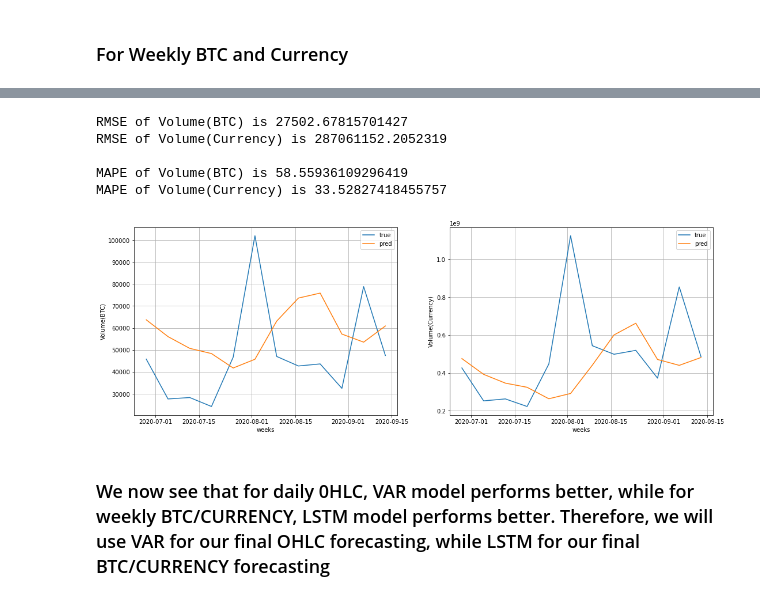
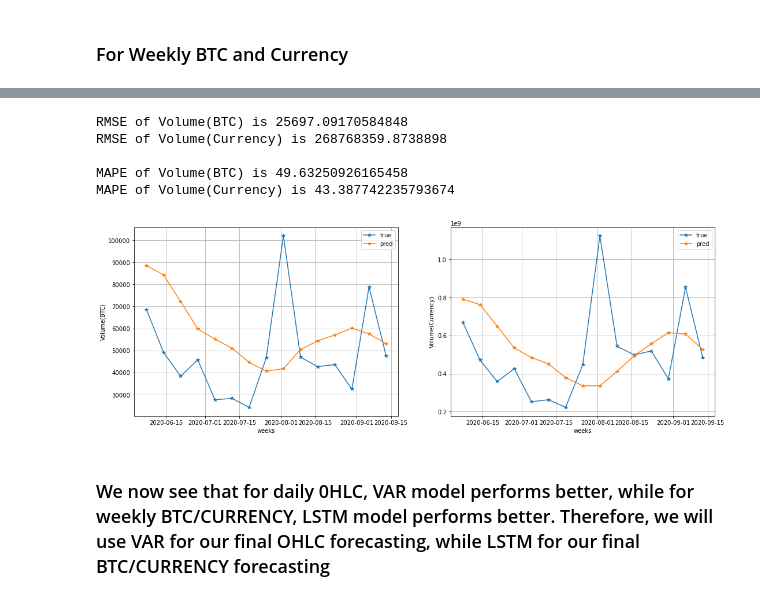
Before and after one commit to HamoyeHQ/05-bitcoin-trading, a Jupyter notebook: OHLC_BTC_CUR multivariate time series.ipynb, the cells around one changed output, grey strips where cells are left out. Saved outputs shown, nothing was run; the diff lists cells and outputs as text; code cells hidden in the pictures.

Commit message:
Multivariate time series forecast
Optimized the LSTM lag

```diff
--- a/OHLC_BTC_CUR multivariate time series.ipynb
+++ b/OHLC_BTC_CUR multivariate time series.ipynb
@@ -1155,9 +1158,9 @@ n_lags = 3 # initializing the number of lags to use
 # %%
 # spliiting the data
-scaled_BTC_CUR_train, scaled_BTC_CUR_test = ts_train_test_split(scaled_BTC_CUR_df, start_walk_weekly)
+scaled_BTC_CUR_train, scaled_BTC_CUR_test = ts_train_test_split(scaled_BTC_CUR_df, start_walk_weekly_lstm)
 # %%
-X_train_BTC_CUR, y_train_BTC_CUR = create_features_from_time_series(scaled_BTC_CUR_train, n_lags=n_lags)
-X_test_BTC_CUR, y_test_BTC_CUR = create_features_from_time_series(scaled_BTC_CUR_test, n_lags=n_lags)
+X_train_BTC_CUR, y_train_BTC_CUR = create_features_from_time_series(scaled_BTC_CUR_train, n_lags=n_lags_weekly)
+X_test_BTC_CUR, y_test_BTC_CUR = create_features_from_time_series(scaled_BTC_CUR_test, n_lags=n_lags_weekly)
 # %%
 model_BTC_CUR = build_LSTM([X_train_BTC_CUR.shape[1], X_train_BTC_CUR.shape[2]]) # builds a lstm model
 # fits the model
@@ -1198,36 +1201,36 @@ test_BTC_CUR_forecast = model_BTC_CUR.predict(X_test_BTC_CUR) # forcasts the tes
 y_pred_test_BTC_CUR = scaler_BTC_CUR.inverse_transform(test_BTC_CUR_forecast) # inverse transform from
                                 # MinMaxscaler to get the values of the forecasts back in its original scale
 # %%
-y_pred_train_BTC_CUR_df = pd.DataFrame(y_pred_train_BTC_CUR, index=scaled_BTC_CUR_train.index[n_lags:], \
+y_pred_train_BTC_CUR_df = pd.DataFrame(y_pred_train_BTC_CUR, index=scaled_BTC_CUR_train.index[n_lags_weekly:], \
                         columns=scaled_BTC_CUR_train.columns) # converts y_pred_train_BTC_CUR to a dataframe
 
-y_pred_test_BTC_CUR_df = pd.DataFrame(y_pred_test_BTC_CUR, index=scaled_BTC_CUR_test.index[n_lags:], \
+y_pred_test_BTC_CUR_df = pd.DataFrame(y_pred_test_BTC_CUR, index=scaled_BTC_CUR_test.index[n_lags_weekly:], \
                         columns=scaled_BTC_CUR_test.columns) # converts y_pred_test_BTC_CUR to a dataframe
 # %%
 # splitting weekly_btc_cur_df to get weekly_BTC_CUR_test to use as ytrue for our scoring metrics
-weekly_BTC_CUR_train, weekly_BTC_CUR_test = ts_train_test_split(weekly_btc_cur_df, start_walk_weekly)
+weekly_BTC_CUR_train, weekly_BTC_CUR_test = ts_train_test_split(weekly_btc_cur_df, start_walk_weekly_lstm)
 # %%
 # printing out the rmse and mape scores
-print_rmse_and_mape(weekly_BTC_CUR_test.iloc[n_lags:].copy(), y_pred_test_BTC_CUR_df)
+print_rmse_and_mape(weekly_BTC_CUR_test.iloc[n_lags_weekly:].copy(), y_pred_test_BTC_CUR_df)
 # %% [output]
-RMSE of Volume(BTC) is 27502.67815701427
-RMSE of Volume(Currency) is 287061152.2052319
+RMSE of Volume(BTC) is 25697.09170584848
+RMSE of Volume(Currency) is 268768359.8738898
 
-MAPE of Volume(BTC) is 58.55936109296419
-MAPE of Volume(Currency) is 33.52827418455757
+MAPE of Volume(BTC) is 49.63250926165458
+MAPE of Volume(Currency) is 43.387742235793674
 # %%
 # plot of our predictions and the true values for BTC_CUR for LSTM model
 fig = plt.figure(figsize=(18, 6))
 for i, col_test, col_pred in zip(range(1, 3), weekly_BTC_CUR_test, y_pred_test_BTC_CUR_df):
     a = fig.add_subplot(1, 2, i)
     plt.xlabel('weeks')
     plt.ylabel(col_test)
-    plt.plot(weekly_BTC_CUR_test[col_test].iloc[n_lags:], '-')
-    plt.plot(y_pred_test_BTC_CUR_df.loc[:, col_pred], '-')
+    plt.plot(weekly_BTC_CUR_test[col_test].iloc[n_lags_weekly:], '-', marker='*')
+    plt.plot(y_pred_test_BTC_CUR_df.loc[:, col_pred], '-', marker='*')
     plt.legend(['true', 'pred'])
     plt.grid()
 # %% [output]
-[figure, old version]
+[figure, new version]
 # %% [markdown]
 ### We now see that for daily 0HLC, VAR model performs better, while for weekly BTC/CURRENCY, LSTM model performs better. Therefore, we will use VAR for our final OHLC forecasting, while LSTM for our final BTC/CURRENCY forecasting
 # %% [markdown]
```
Also changed, not shown: parts of 22 cells of this notebook.
